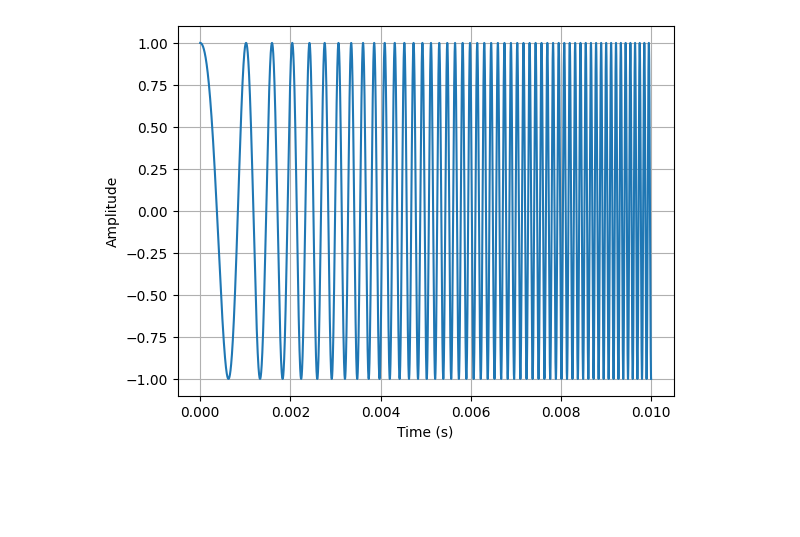
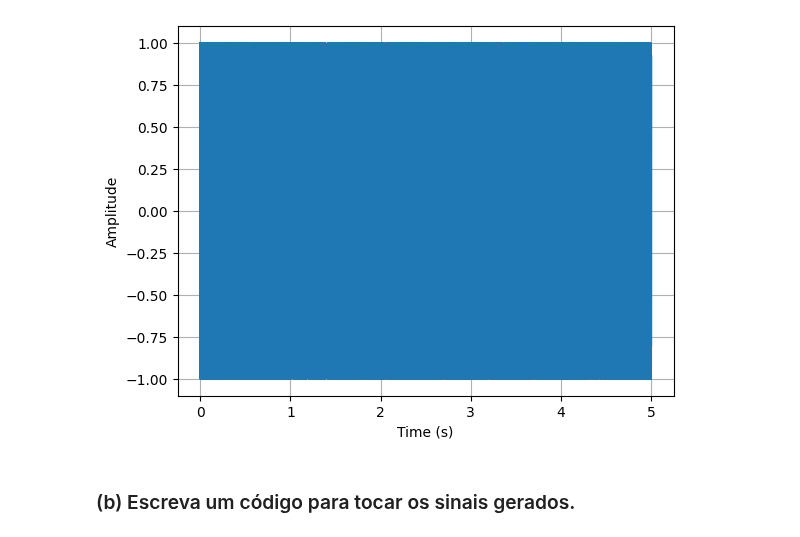
Before and after one commit to RicardoV1e1r4/Processamento_de_Sinais_I, a Jupyter notebook: praticas/pratica01/Python/Exe2.ipynb, the cells around one changed output. Drawn from its saved outputs; the diff is of its cells as text; code cells hidden in the pictures; blank space fills up the shorter version.

```diff
--- a/praticas/pratica01/Python/Exe2.ipynb
+++ b/praticas/pratica01/Python/Exe2.ipynb
@@ -16,11 +12,13 @@ from scipy.signal import chirp
 from IPython.display import Audio
 # %%
 # Parâmetros
-duration=0.01
+pi = np.pi
+
+duration=5
 fs=44.1e3
 
 f0=500
-f1=10e3
+f1=100e3
 
 time = np.arange(0, duration, duration/fs)
 # time = np.linspace(0, duration, int(fs*duration), endpoint=False)
@@ -29,8 +76,12 @@ linear_chirp=chirp(time, f0=f0, f1=f1, t1=duration, method="linear")
+# %%
+logarithmic_chirp = chirp(time, f0=f0, f1=f1, t1=duration, method='logarithmic')
 # %%
-plt.plot(time, linear_chirp)
+plt.plot(time, logarithmic_chirp)
 plt.xlabel("Time (s)")
 plt.ylabel("Amplitude")
 plt.grid(True)
 plt.show()
 # %% [output]
-[figure, old version]
+[figure, new version]
+# %% [markdown]
+### (b) Escreva um código para tocar os sinais gerados.
```
Also changed, not shown: parts of 10 cells of this notebook.
